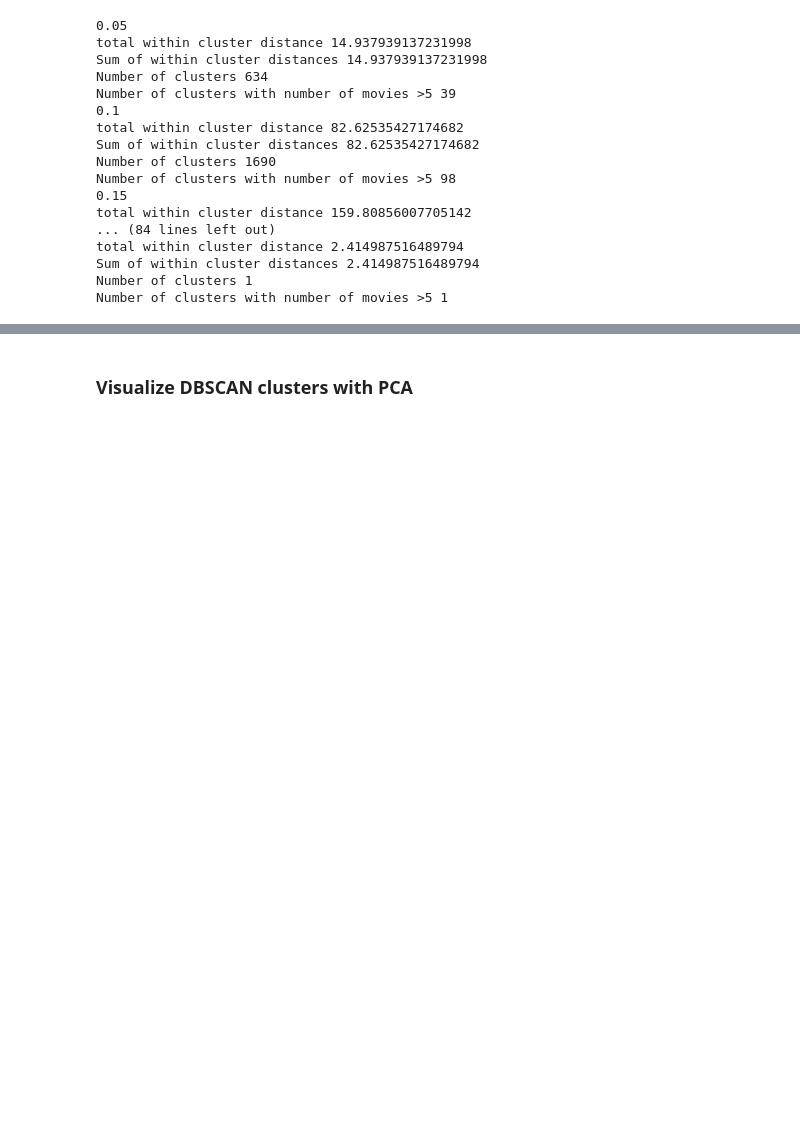
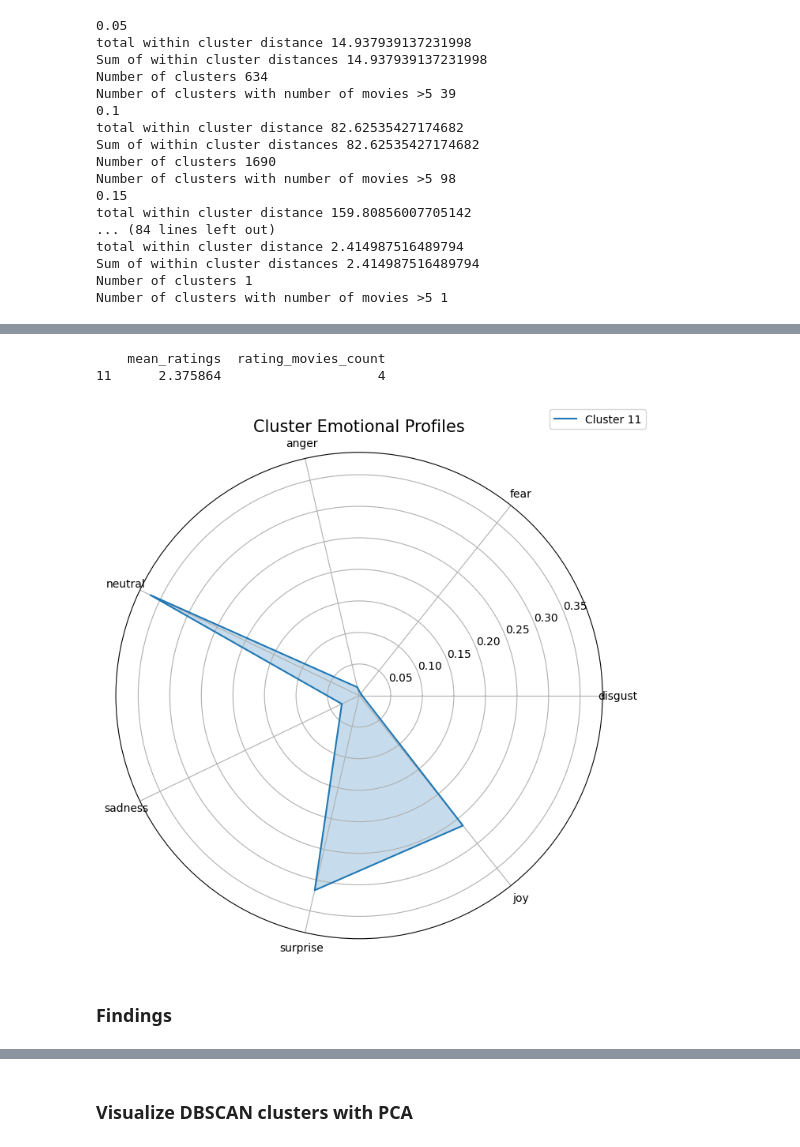
Before and after one commit to epfl-ada/ada-2024-project-phpjj1, a Jupyter notebook: clustering.ipynb, the cells around one changed output, grey strips where cells are left out. Cells and saved outputs as stored; diff of their text form; code cells hidden in the pictures; blank space fills up the shorter version.

```diff
--- a/clustering.ipynb
+++ b/clustering.ipynb
@@ -422,6 +422,25 @@ ax.legend(loc='upper right', bbox_to_anchor=(1.1, 1.1))
 plt.show()
 # %% [output]
 [figure]
+# %%
+def plot_radar_chart(data, title):
+    categories = data.columns
+    angles = np.linspace(0, 2 * np.pi, len(categories), endpoint=False).tolist()
+    angles += angles[:1]
+
+    fig, ax = plt.subplots(figsize=(8, 8), subplot_kw=dict(polar=True))
+    for i, row in data.iterrows():
+        values = row.tolist() + row.tolist()[:1]
+        ax.plot(angles, values, label=f'Cluster {i}')
+        ax.fill(angles, values, alpha=0.25)
+
+    ax.set_title(title, size=15)
+    ax.set_xticks(angles[:-1])
+    ax.set_xticklabels(categories)
+    plt.legend(loc='upper right', bbox_to_anchor=(1.1, 1.1))
+    plt.show()
+
+#plot_radar_chart(cluster_summary[emotions], "Cluster Emotional Profiles")
 # %% [markdown]
 ### K-means with Raw Emotion Data (unstandardized)
 # %%
@@ -761,0 +804,18 @@ Number of clusters with number of movies >5 1
+# %%
+dbscan = DBSCAN(eps=0.07, min_samples=2)
+dbscan_raw = dbscan.fit(df_emotions)
+df_cluster_emotions, cluster_ratings = clalculate_cluster_ratings(df_emotions, dbscan_raw)
+#print(cluster_ratings.sort_values(by='movies_count', ascending=False))
+merged_inner = pd.merge(df_cluster_emotions, cluster_ratings, on='cluster', how='inner')
+#filtered_clusters_raw = merged_inner[(merged_inner['rating_movies_count'] > 3) & (merged_inner['rating_movies_count'] <20)  & (merged_inner.index == 104) | (merged_inner.index == 103) | (merged_inner.index == 138)   ]
+filtered_clusters_raw = merged_inner[(merged_inner['rating_movies_count'] > 3) & (merged_inner['mean_ratings'] <2.5)]
+print(filtered_clusters_raw[['mean_ratings', "rating_movies_count"]])
+# %% [output]
+    mean_ratings  rating_movies_count
+11      2.375864                    4
+# %%
+plot_radar_chart(filtered_clusters_raw[emotions_columns], "Cluster Emotional Profiles")
+# %% [output]
+[figure, added]
+# %% [markdown]
+### Findings
```
Also changed, not shown: parts of 7 cells of this notebook.
